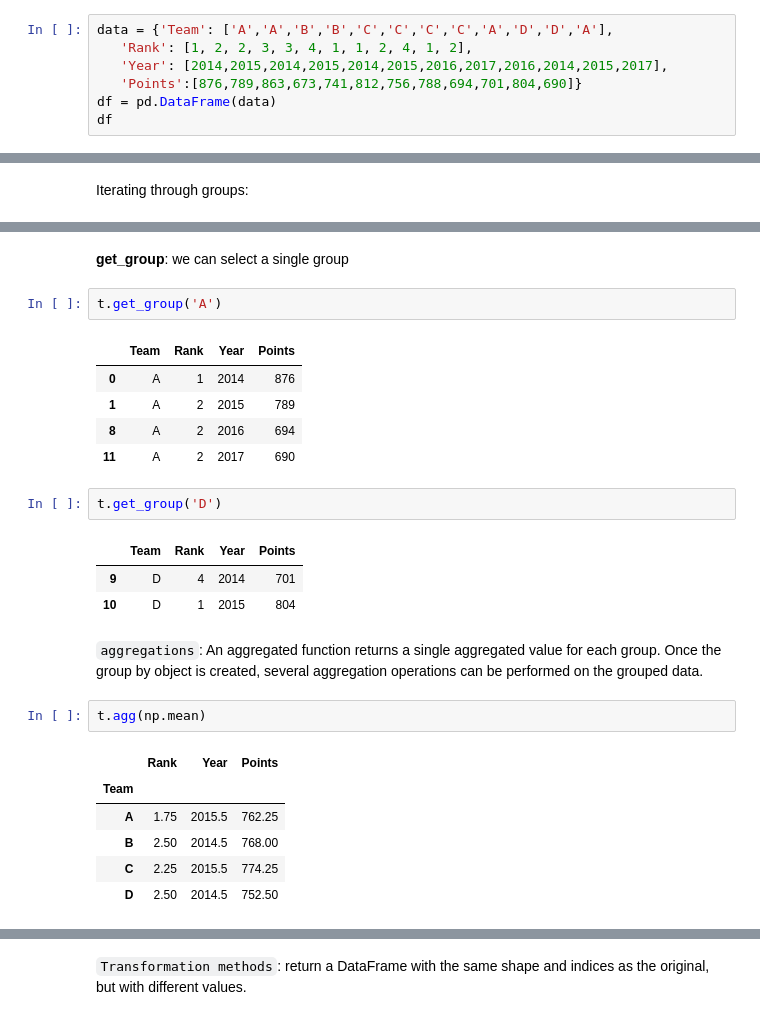
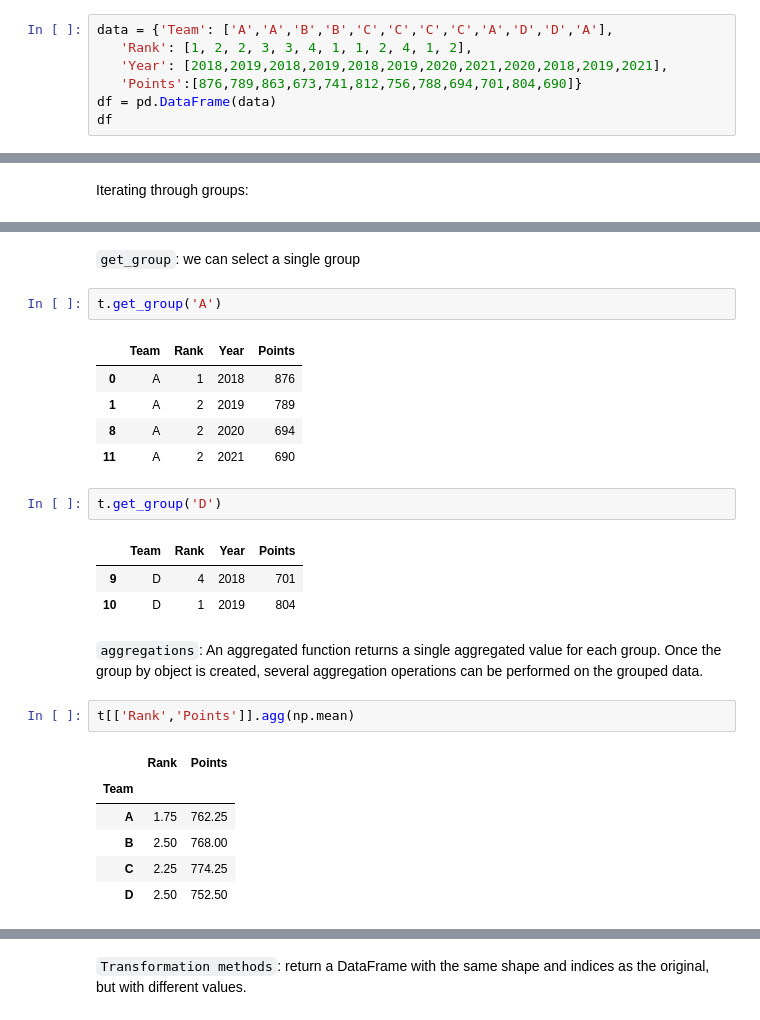
Before and after one commit to Goliath-Research/Introduction-to-Data-Science, a Jupyter notebook: 04-Introduction to Pandas/08-Groupby.ipynb, the cells around one changed output, grey strips where cells are left out. Saved outputs shown, nothing was run; the diff lists cells and outputs as text.

Commit message:
groupby

```diff
--- a/04-Introduction to Pandas/08-Groupby.ipynb
+++ b/04-Introduction to Pandas/08-Groupby.ipynb
@@ -19,7 +19,7 @@ import pandas as pd
 # %%
 data = {'Team': ['A','A','B','B','C','C','C','C','A','D','D','A'],
    'Rank': [1, 2, 2, 3, 3, 4, 1, 1, 2, 4, 1, 2],
-   'Year': [2014,2015,2014,2015,2014,2015,2016,2017,2016,2014,2015,2017],
+   'Year': [2018,2019,2018,2019,2018,2019,2020,2021,2020,2018,2019,2021],
    'Points':[876,789,863,673,741,812,756,788,694,701,804,690]}
 df = pd.DataFrame(data)
 df
@@ -98,27 +116,27 @@ D
 # %% [markdown]
-**get_group**: we can select a single group
+`get_group`: we can select a single group
 # %%
 t.get_group('A')
 # %% [output]
 |  | Team | Rank | Year | Points |
-| 0 | A | 1 | 2014 | 876 |
-| 1 | A | 2 | 2015 | 789 |
-| 8 | A | 2 | 2016 | 694 |
-| 11 | A | 2 | 2017 | 690 |
+| 0 | A | 1 | 2018 | 876 |
+| 1 | A | 2 | 2019 | 789 |
+| 8 | A | 2 | 2020 | 694 |
+| 11 | A | 2 | 2021 | 690 |
 # %%
 t.get_group('D')
 # %% [output]
 |  | Team | Rank | Year | Points |
-| 9 | D | 4 | 2014 | 701 |
-| 10 | D | 1 | 2015 | 804 |
+| 9 | D | 4 | 2018 | 701 |
+| 10 | D | 1 | 2019 | 804 |
 # %% [markdown]
 `aggregations`: An aggregated function returns a single aggregated value for each group. Once the group by object is created, several aggregation operations can be performed on the grouped data.
 # %%
-t.agg(np.mean)
+t[['Rank','Points']].agg(np.mean)
 # %% [output]
-|  | Rank | Year | Points |
-| Team |  |  |  |
-| A | 1.75 | 2015.5 | 762.25 |
-| B | 2.50 | 2014.5 | 768.00 |
-| C | 2.25 | 2015.5 | 774.25 |
-| D | 2.50 | 2014.5 | 752.50 |
+|  | Rank | Points |
+| Team |  |  |
+| A | 1.75 | 762.25 |
+| B | 2.50 | 768.00 |
+| C | 2.25 | 774.25 |
+| D | 2.50 | 752.50 |
```
Also changed, not shown: parts of 19 cells of this notebook.
